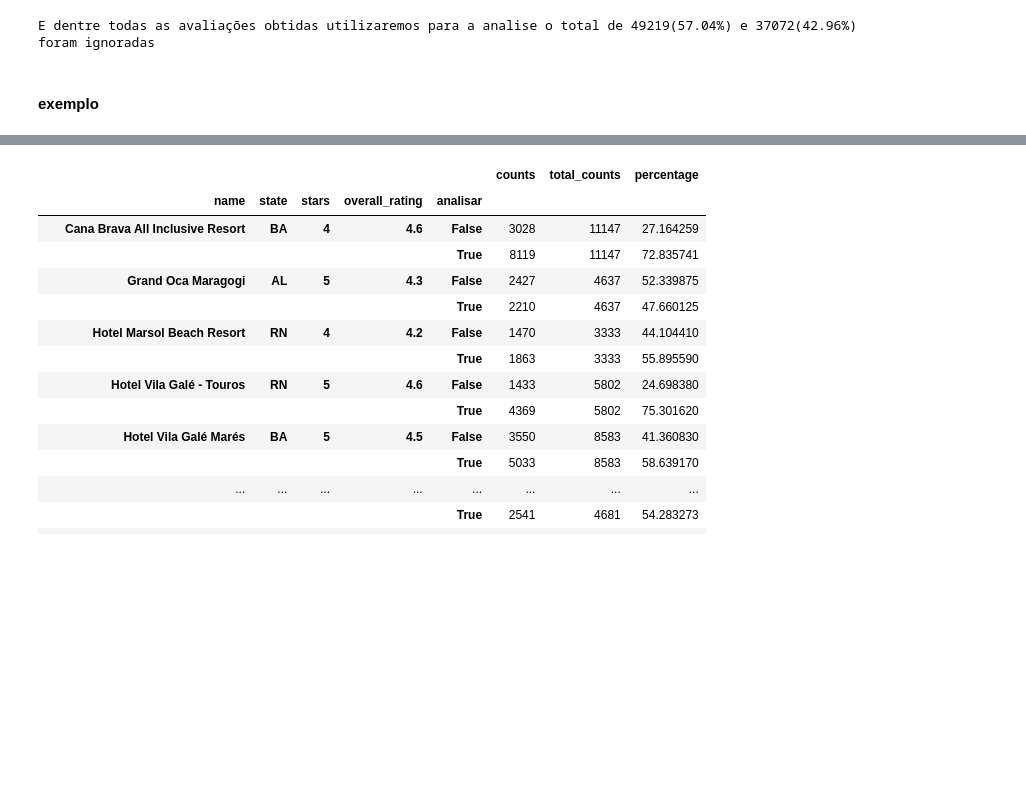
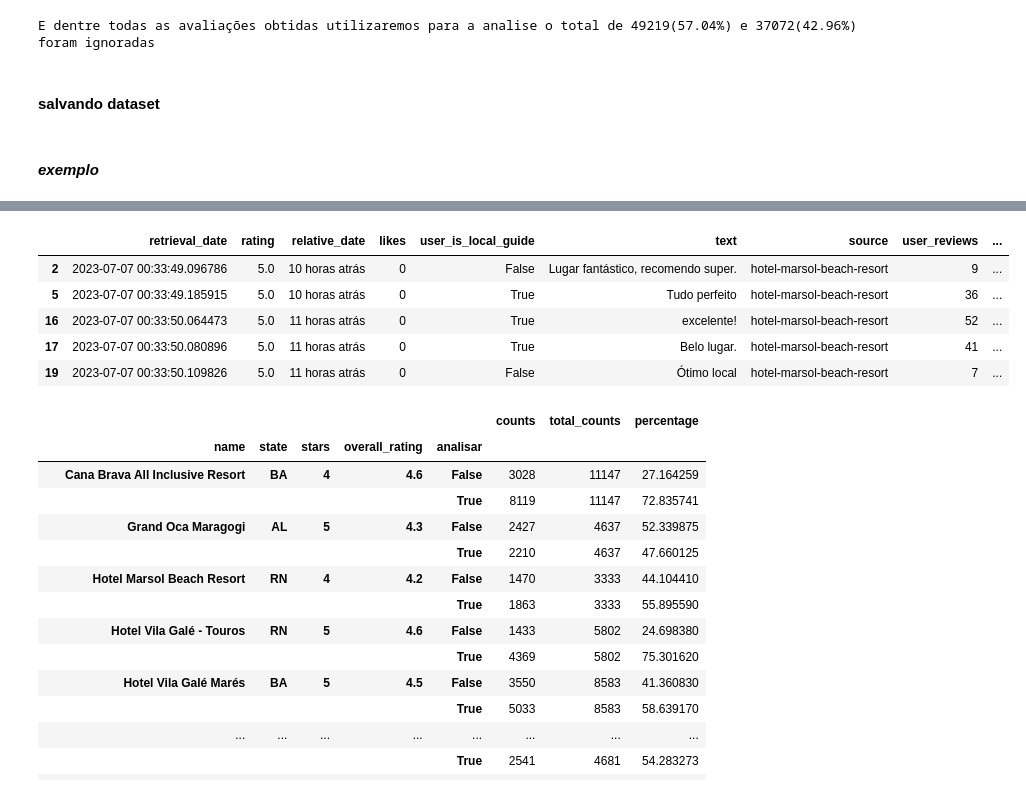
Before and after one commit to emerson-matos/tcc-notebooks, a Jupyter notebook: reviews/analise_exploratoria_2018+filtrado+timechart.ipynb, the cells around one changed output, grey strips where cells are left out. Drawn from its saved outputs; the diff is of its cells as text; code cells hidden in the pictures; blank space fills up the shorter version.

```diff
--- a/reviews/analise_exploratoria_2018+filtrado+timechart.ipynb
+++ b/reviews/analise_exploratoria_2018+filtrado+timechart.ipynb
@@ -279,3 +279,5 @@ Considerando todas as avaliações obtidas, temos:
 print(f'E dentre todas as avaliações obtidas utilizaremos para a analise o total de {analisar_count}({analisar_perc:.2%}) e {n_analisar_count}({n_analisar_perc:.2%}) foram ignoradas')
 # %% [output]
 E dentre todas as avaliações obtidas utilizaremos para a analise o total de 49219(57.04%) e 37072(42.96%) foram ignoradas
+# %% [markdown]
+#### salvando dataset
@@ -282,5 +290,5 @@ E dentre todas as avaliações obtidas utilizaremos para a analise o total de 49
 # %% [markdown]
-#### exemplo
+#### *exemplo*
 # %%
 df.head()
 # %% [output]
@@ -290,6 +298,15 @@ df.head()
 | 2 | 2023-07-07 00:33:49.096786 | 5.0 | 10 horas atrás | 0 | False | Lugar fantástico, recomendo super. | hotel-marsol-beach-resort | 9 | ... |
 | 3 | 2023-07-07 00:33:49.126736 | 5.0 | 10 horas atrás | 0 | False | (Tradução do Google) Ele disse (O... | hotel-marsol-beach-resort | 2 | ... |
 | 4 | 2023-07-07 00:33:49.155893 | 5.0 | 10 horas atrás | -1 | NaN | NaN | hotel-marsol-beach-resort | 0 | ... |
+# %%
+analisar_df.head()
+# %% [output]
+|  | retrieval_date | rating | relative_date | likes | user_is_local_guide | text | source | user_reviews | ... |
+| 2 | 2023-07-07 00:33:49.096786 | 5.0 | 10 horas atrás | 0 | False | Lugar fantástico, recomendo super. | hotel-marsol-beach-resort | 9 | ... |
+| 5 | 2023-07-07 00:33:49.185915 | 5.0 | 10 horas atrás | 0 | True | Tudo perfeito | hotel-marsol-beach-resort | 36 | ... |
+| 16 | 2023-07-07 00:33:50.064473 | 5.0 | 11 horas atrás | 0 | True | excelente! | hotel-marsol-beach-resort | 52 | ... |
+| 17 | 2023-07-07 00:33:50.080896 | 5.0 | 11 horas atrás | 0 | True | Belo lugar. | hotel-marsol-beach-resort | 41 | ... |
+| 19 | 2023-07-07 00:33:50.109826 | 5.0 | 11 horas atrás | 0 | False | Ótimo local | hotel-marsol-beach-resort | 7 | ... |
 # %%
 hotels_reviews
 # %% [output]
```
Also changed, not shown: parts of 5 cells of this notebook.
